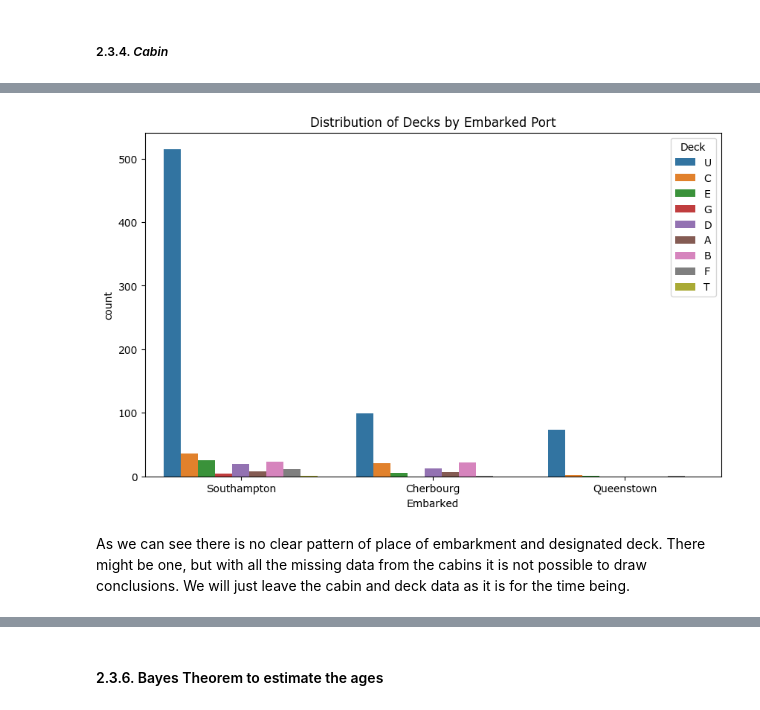
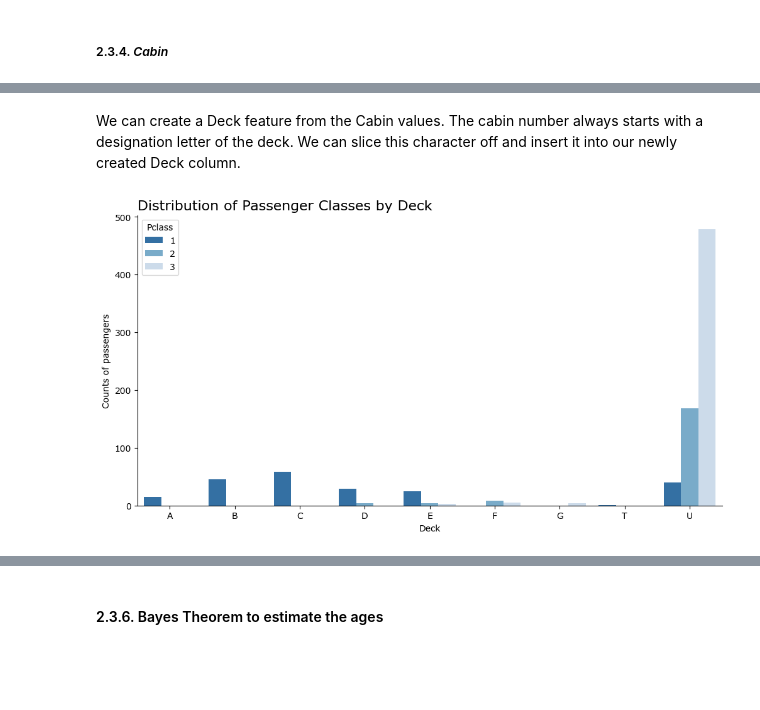
Before and after one commit to n3ur0mancer/kaggle_titanic_competition, a Jupyter notebook: titanic_comp_full.ipynb, the cells around one changed output, grey strips where cells are left out. Cells and saved outputs as stored; diff of their text form; code cells hidden in the pictures; blank space fills up the shorter version.

```diff
--- a/titanic_comp_full.ipynb
+++ b/titanic_comp_full.ipynb
@@ -197,18 +211,22 @@ df_clean = df_clean.dropna(subset=['Embarked'])
+# %% [markdown]
+We can create a Deck feature from the Cabin values. The cabin number always starts with a designation letter of the deck. We can slice this character off and insert it into our newly created Deck column.
 # %%
-# Replace missing cabin values with 'Unknown'
-df_clean.loc[df_clean['Cabin'].isnull(), 'Cabin'] = 'Unknown'
-
 # Creating a deck column with the first letter of the cabin
 df_clean.loc[:, 'Deck'] = df_clean['Cabin'].apply(lambda cabin: cabin[0])
-
-# Create a categorical plot using catplot
-plt.figure(figsize=(10, 6))
-ax = sns.countplot(x='Embarked', data=df_clean, hue='Deck')
-plt.title("Distribution of Decks by Embarked Port")
-custom_labels = ['Southampton', 'Cherbourg', 'Queenstown']
-ax.set_xticklabels(custom_labels)
-plt.show()
-# %% [output]
-[figure, removed]
-# %% [markdown]
-As we can see there is no clear pattern of place of embarkment and designated deck. There might be one, but with all the missing data from the cabins it is not possible to draw conclusions. We will just leave the cabin and deck data as it is for the time being.
+# %%
+# Create a categorical plot
+plt.rcParams['font.family'] = "Verdana"
+plt.figure(figsize=(12, 6))
+
+plt.title("Distribution of Passenger Classes by Deck", loc="left", font="Verdana", fontsize=16)
+
+
+class_colors = {1: 'blue', 2: 'green', 3: 'red'}
+ax = sns.countplot(x='Deck', data=df_clean, hue='Pclass', palette="Blues_r", order=sorted(df_clean['Deck'].unique()))
+ax.set_ylabel("Counts of passengers")
+
+sns.despine(left=False, bottom=False)
+
+plt.show()
+# %% [output]
+[figure, added]
```
Also changed, not shown: parts of 23 cells of this notebook, 3 other files.
